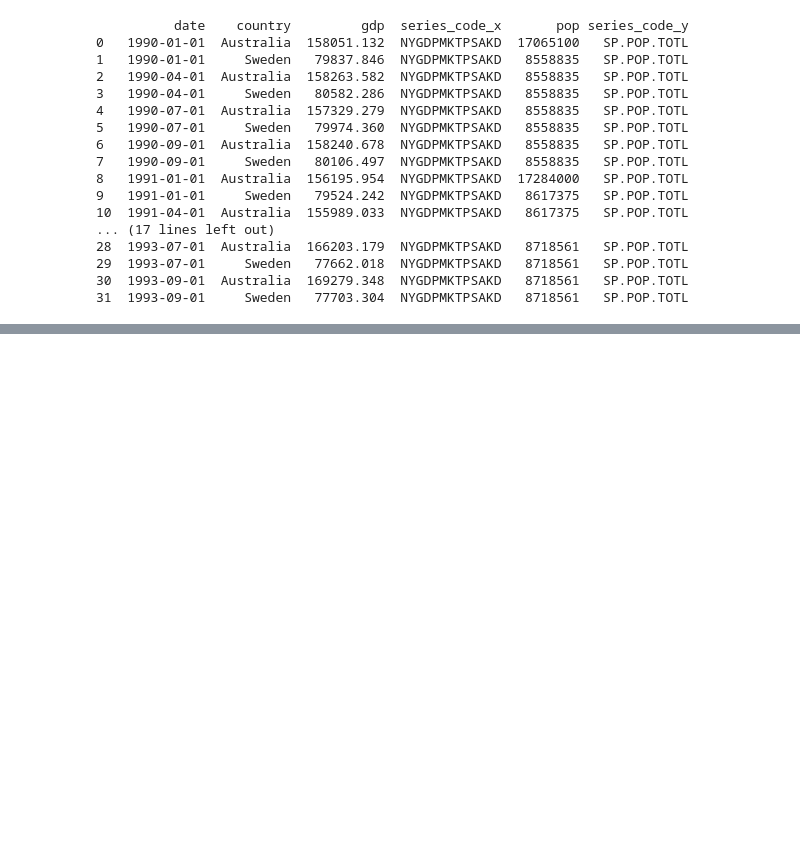
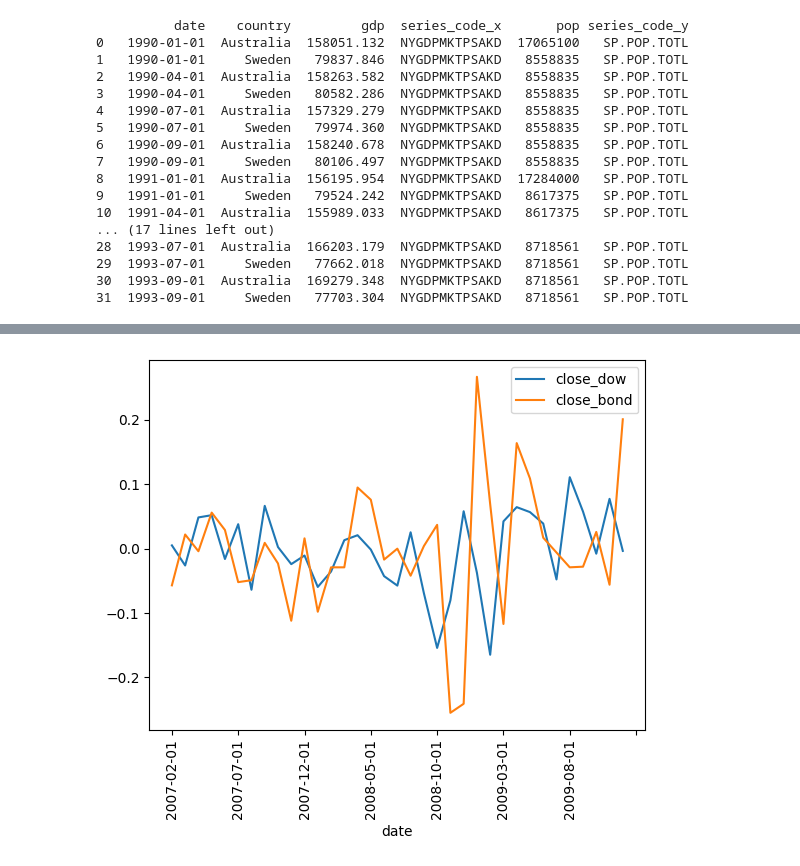
Before and after one commit to sendecka/DataCamp, a Jupyter notebook: DataCamp/06 Joining Data with pandas/04_Merging_Ordered_and_Time-Series_Data.ipynb, the cells around one changed output, grey strips where cells are left out. Cells and saved outputs as stored; diff of their text form; code cells hidden in the pictures; blank space fills up the shorter version.

```diff
--- a/DataCamp/06 Joining Data with pandas/04_Merging_Ordered_and_Time-Series_Data.ipynb
+++ b/DataCamp/06 Joining Data with pandas/04_Merging_Ordered_and_Time-Series_Data.ipynb
@@ -176,0 +417,20 @@ print(ctry_date)
+# %%
+ten_yr = pd.read_csv('ten_yr.csv')
+dji = pd.read_csv('dji.csv')
+
+# Use melt on ten_yr, unpivot everything besides the metric column
+bond_perc = ten_yr.melt(id_vars = 'metric', var_name = 'date', value_name = 'close')
+
+# Use query on bond_perc to select only the rows where metric=close
+bond_perc_close = bond_perc.query('metric == "close"')
+
+# Merge (ordered) dji and bond_perc_close on date with an inner join
+dow_bond = pd.merge_ordered(dji, bond_perc_close, on = 'date',
+                            suffixes = ('_dow', '_bond'), how = 'inner')
+
+
+# Plot only the close_dow and close_bond columns
+dow_bond.plot(y = ['close_dow', 'close_bond'], x = 'date', rot = 90)
+plt.show()
+# %% [output]
+[figure, added]
```
Also changed, not shown: parts of 31 cells of this notebook, 13 other files.
